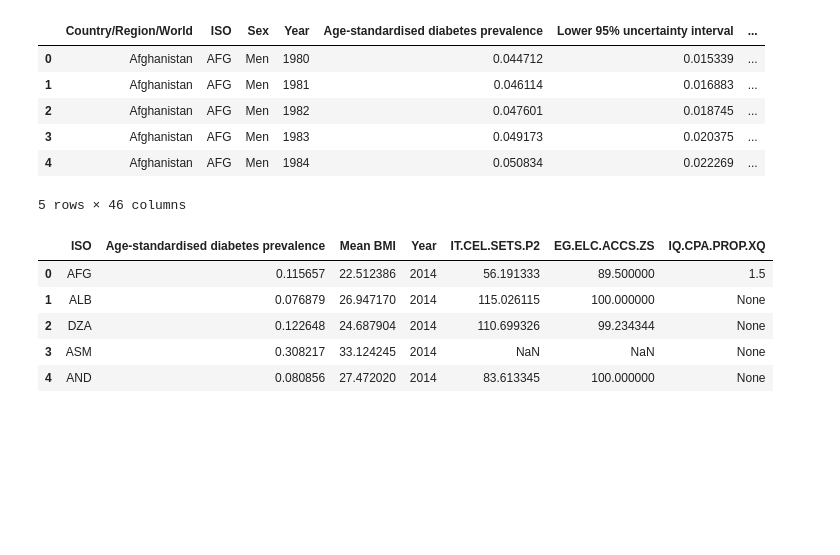
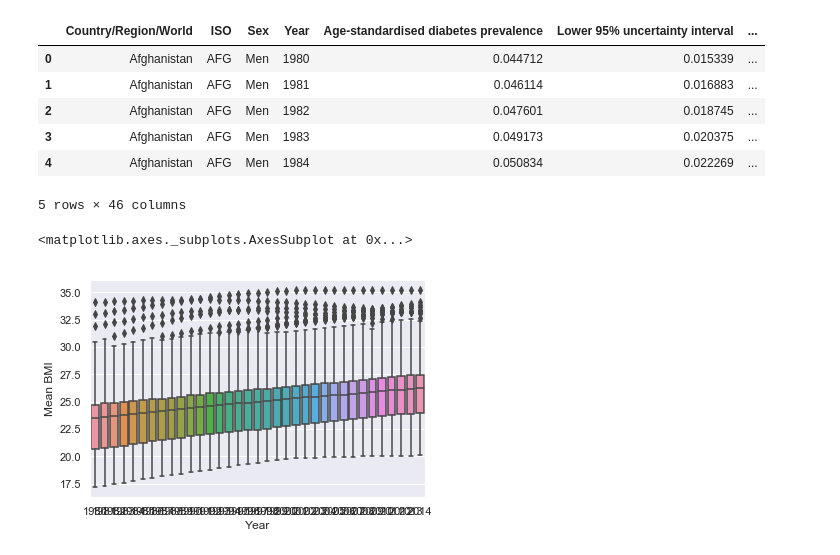
Before and after one commit to amateola7/Project-1-group4, a Jupyter notebook: ProjectOneDataAnalysis_SAH.ipynb, the cells around one changed output. Saved outputs shown, nothing was run; the diff lists cells and outputs as text; code cells hidden in the pictures; blank space fills up the shorter version.

```diff
--- a/ProjectOneDataAnalysis_SAH.ipynb
+++ b/ProjectOneDataAnalysis_SAH.ipynb
@@ -41,15 +44,11 @@ df_tmp = df_tmp[['ISO','Age-standardised diabetes prevalence','Mean BMI']]
 indicators = indicators.groupby('Year').get_group(2014)
 # %%
 df_tmp = df_tmp.merge(indicators,on='ISO')
-# %%
-df_tmp.head()
-# %% [output]
-|  | ISO | Age-standardised diabetes prevalence | Mean BMI | Year | IT.CEL.SETS.P2 | EG.ELC.ACCS.ZS | IQ.CPA.PROP.XQ |
-| 0 | AFG | 0.115657 | 22.512386 | 2014 | 56.191333 | 89.500000 | 1.5 |
-| 1 | ALB | 0.076879 | 26.947170 | 2014 | 115.026115 | 100.000000 | None |
-| 2 | DZA | 0.122648 | 24.687904 | 2014 | 110.699326 | 99.234344 | None |
-| 3 | ASM | 0.308217 | 33.124245 | 2014 | NaN | NaN | None |
-| 4 | AND | 0.080856 | 27.472020 | 2014 | 83.613345 | 100.000000 | None |
+# %%
+sns.boxplot(df_allData['Year'],df_allData['Mean BMI'],orient='v')
+# %% [output]
+<matplotlib.axes._subplots.AxesSubplot at 0x...>
+[figure, added]
 # %%
 fig, axes = plt.subplots(figsize=(8,6))
 sns.scatterplot(ax=axes,legend='brief', x="Mean BMI",y="Age-standardised diabetes prevalence",
```
Also changed, not shown: parts of 20 cells of this notebook.
